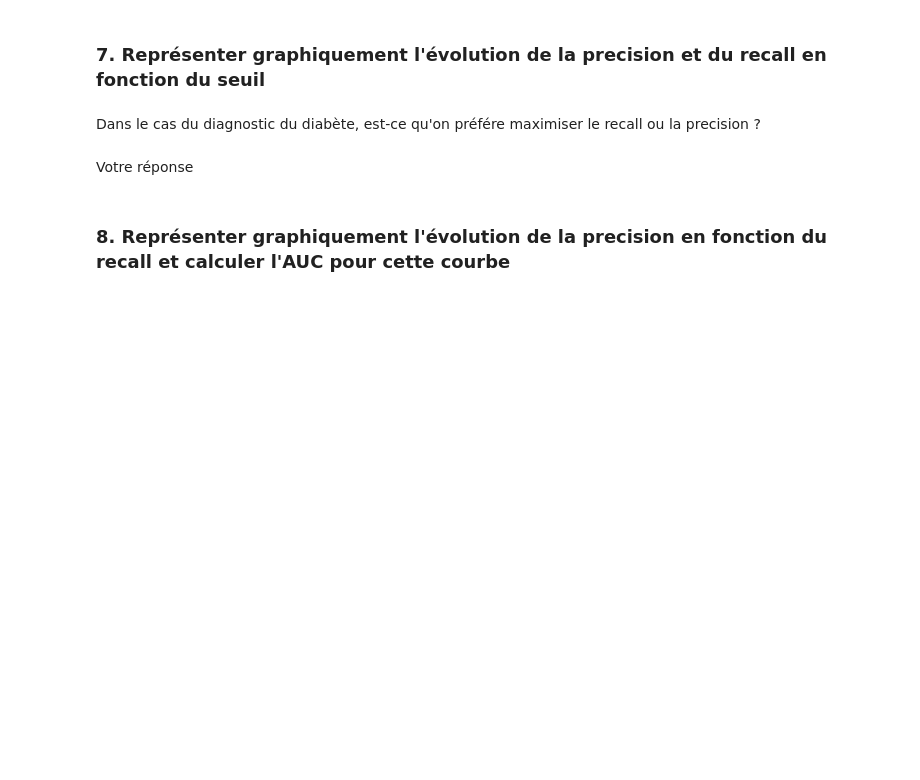
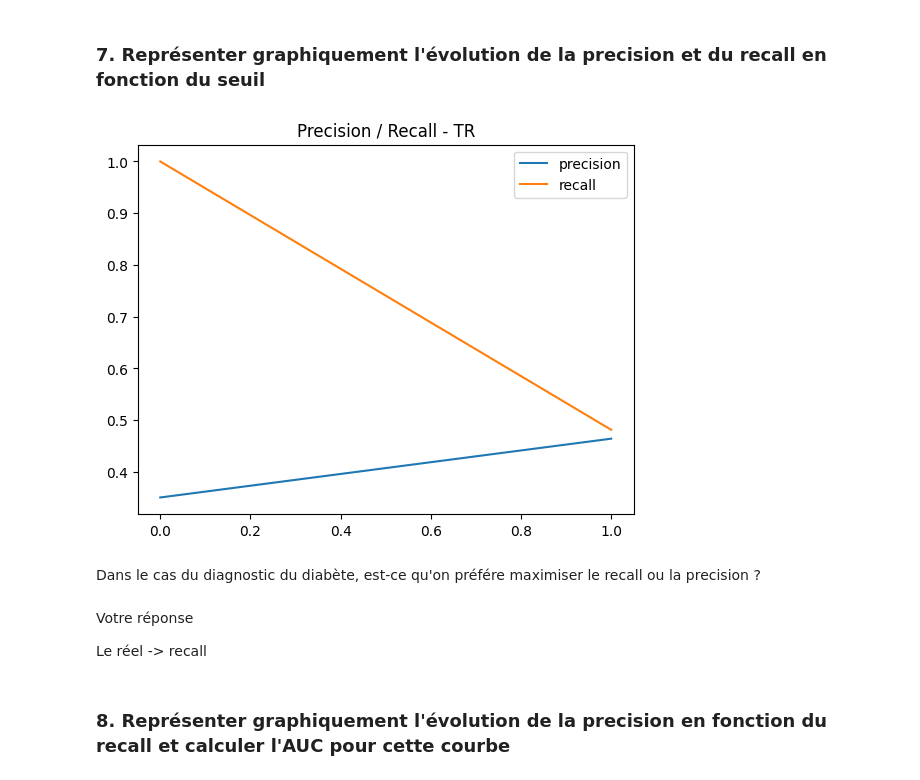
Before and after one commit to ElieLECAS/ML_avance, a Jupyter notebook: roc_auc/exercice.ipynb, the cells around one changed output. Drawn from its saved outputs; the diff is of its cells as text; code cells hidden in the pictures; blank space fills up the shorter version.

```diff
--- a/roc_auc/exercice.ipynb
+++ b/roc_auc/exercice.ipynb
@@ -98,3 +151,10 @@ Votre réponse
 # A partir de ces probabilités récupérer uniquement celles pour la classe positive
 
 from sklearn.model_selection import cross_val_predict
+
+tr_proba = cross_val_predict(tr_clf, X_test, y_test, method='predict_proba')
+print('TR')
+print(tr_proba)
+rf_proba = cross_val_predict(rf_clf, X_test, y_test, method='predict_proba')
+print('\nRF')
+print(rf_proba)
@@ -104,15 +182,27 @@ from sklearn.model_selection import cross_val_predict
 # Utiliser les probabilités calculés précedemment
 
 from sklearn.metrics import precision_recall_curve
+precisions_tr, recalls_tr, thresholds_tr = precision_recall_curve(y_test, tr_proba[:,-1])
 # %% [markdown]
 ### 7. Représenter graphiquement l'évolution de la precision et du recall en fonction du seuil
 # %%
 # Utiliser les thresholds, precisions et recall calculés
 # Pour precisions et recalls ajouter [:-1] (ex precisions[:-1])
+
+plt.plot(thresholds_tr, precisions_tr[:-1], label='precision')
+plt.plot(thresholds_tr, recalls_tr[:-1], label='recall')
+
+plt.title('Precision / Recall - TR')
+plt.legend()
+plt.show()
+# %% [output]
+[figure, added]
 # %% [markdown]
 Dans le cas du diagnostic du diabète, est-ce qu'on préfére maximiser le recall ou la precision ?
 # %% [markdown]
 Votre réponse
+
+Le réel -> recall
 # %% [markdown]
 ### 8. Représenter graphiquement l'évolution de la precision en fonction du recall et calculer l'AUC pour cette courbe
 # %%
```
Also changed, not shown: parts of 10 cells of this notebook, 5 other files.
